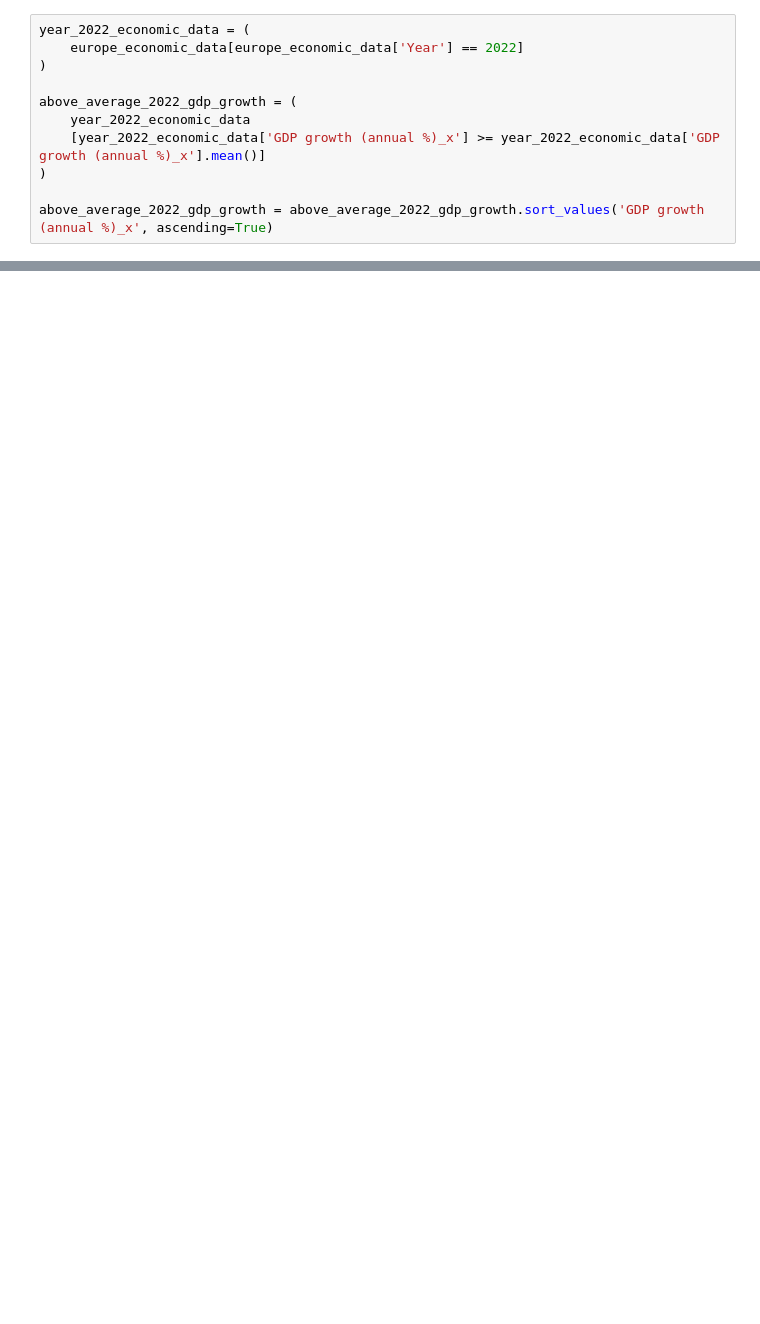
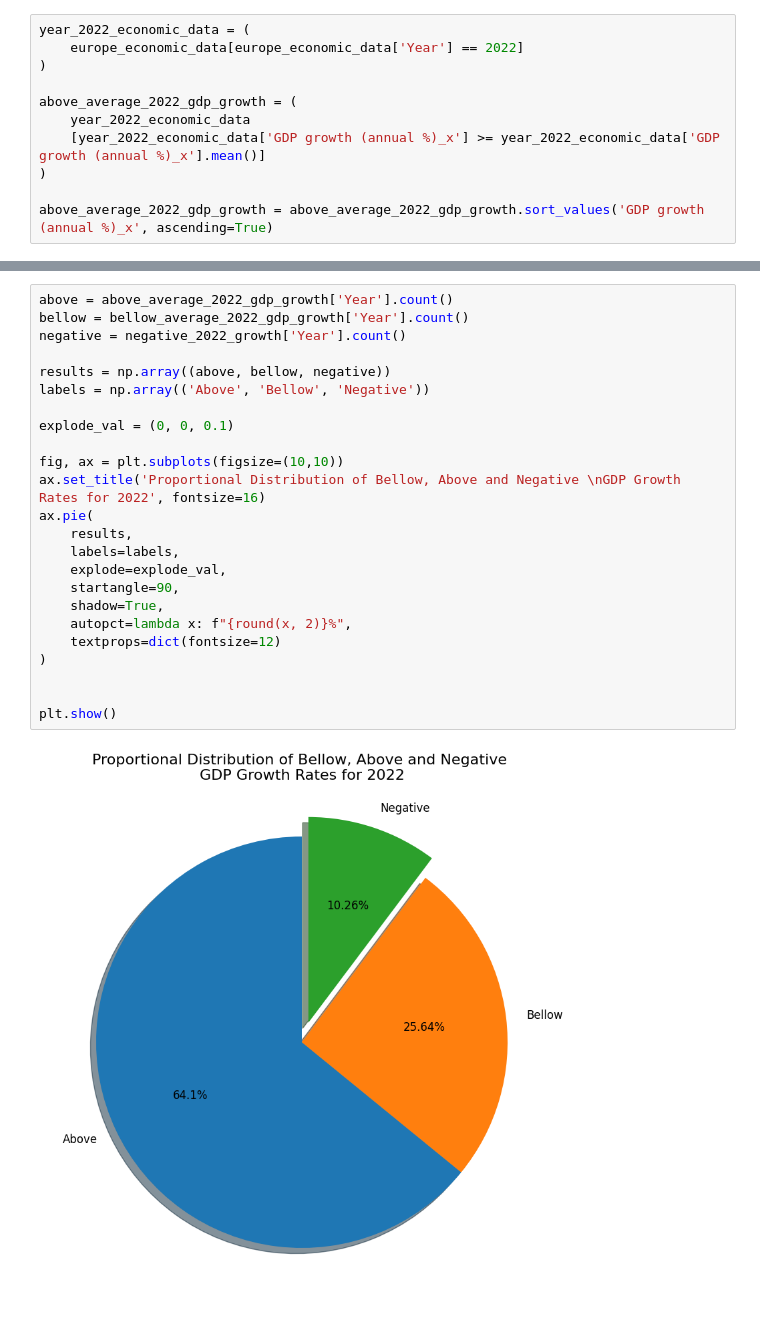
Before and after one commit to Dan-Mihaylov/Economic-Data-Analysis, a Jupyter notebook: world_economic_indicators.ipynb, the cells around one changed output, grey strips where cells are left out. Drawn from its saved outputs; the diff is of its cells as text; blank space fills up the shorter version.

```diff
--- a/world_economic_indicators.ipynb
+++ b/world_economic_indicators.ipynb
@@ -114,0 +223,26 @@ for tick_label in ax.get_yticklabels():
+# %%
+above = above_average_2022_gdp_growth['Year'].count()
+bellow = bellow_average_2022_gdp_growth['Year'].count()
+negative = negative_2022_growth['Year'].count()
+
+results = np.array((above, bellow, negative))
+labels = np.array(('Above', 'Bellow', 'Negative'))
+
+explode_val = (0, 0, 0.1)
+
+fig, ax = plt.subplots(figsize=(10,10))
+ax.set_title('Proportional Distribution of Bellow, Above and Negative \nGDP Growth Rates for 2022', fontsize=16)
+ax.pie(
+    results,
+    labels=labels,
+    explode=explode_val,
+    startangle=90,
+    shadow=True,
+    autopct=lambda x: f"{round(x, 2)}%",
+    textprops=dict(fontsize=12)
+)
+
+
+plt.show()
+# %% [output]
+[figure, added]
```
Also changed, not shown: parts of 10 cells of this notebook.
